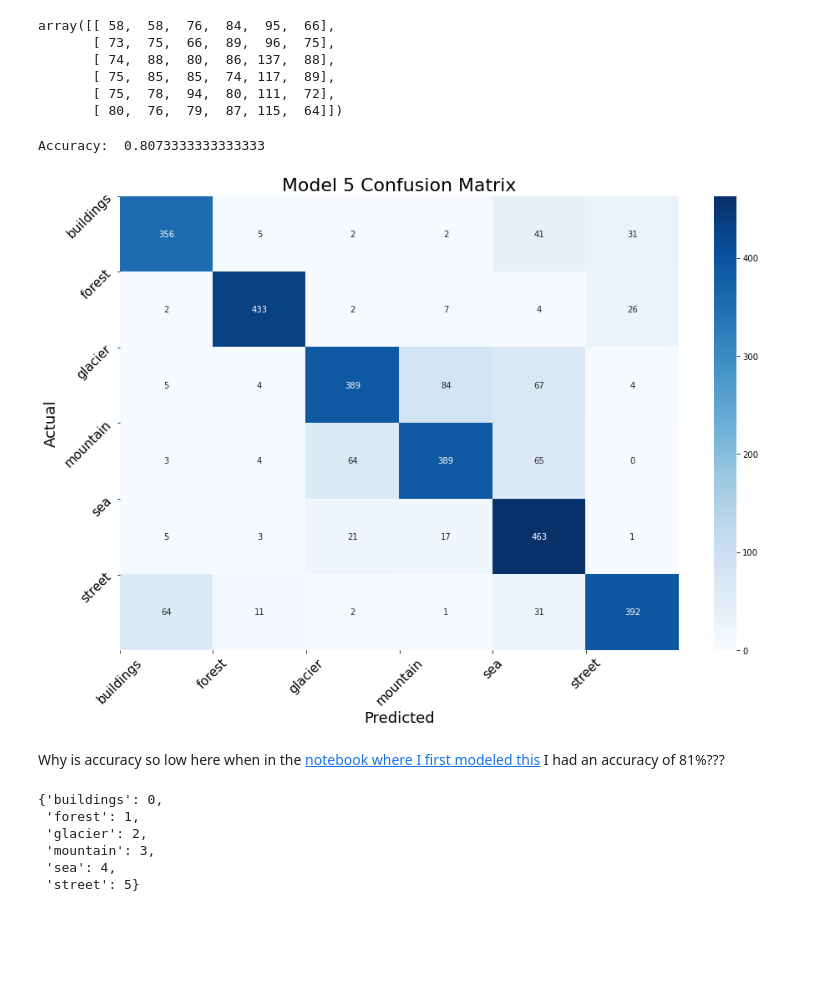
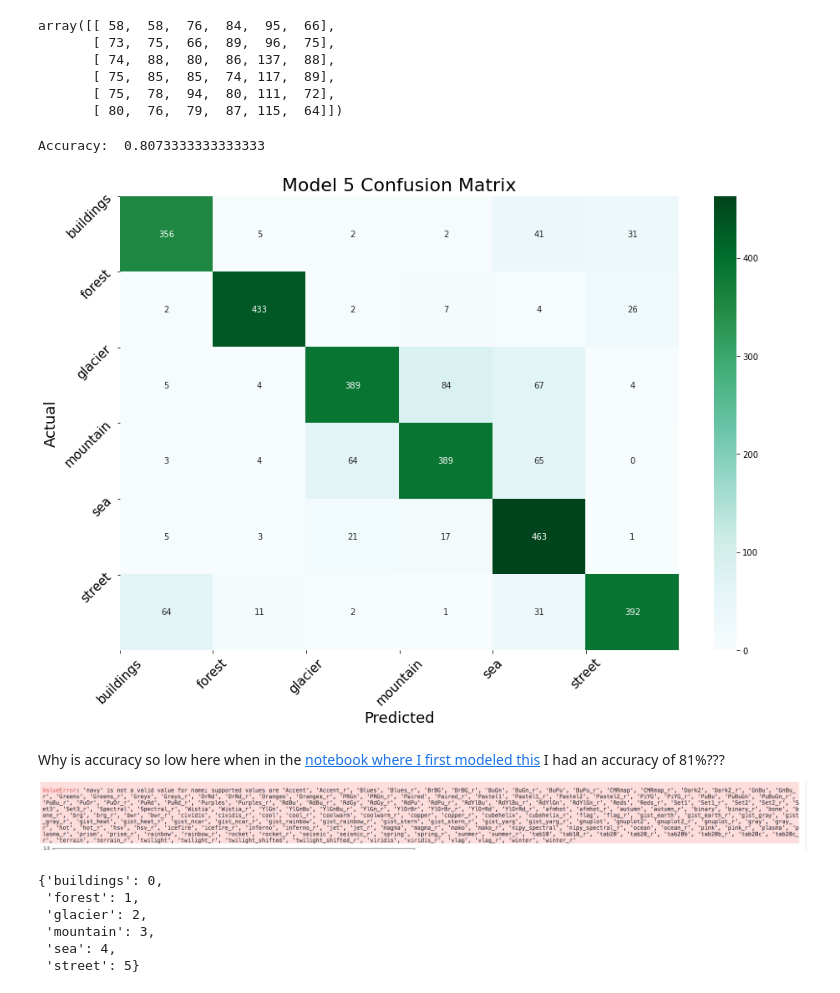
Before and after one commit to lecritch/Cene-Image-Classification, a Jupyter notebook: deployment/practice/02_get_preds.ipynb, the cells around one changed output. Cells and saved outputs as stored; diff of their text form; code cells hidden in the pictures; blank space fills up the shorter version.

```diff
--- a/deployment/practice/02_get_preds.ipynb
+++ b/deployment/practice/02_get_preds.ipynb
@@ -190,23 +192,25 @@ array([[ 58,  58,  76,  84,  95,  66],
 # %%
 cm = confusion_matrix(test_generator.labels, preds_unshuff_max)
 accuracy = accuracy_score(test_generator.labels, preds_unshuff_max)
 print('Accuracy: ', accuracy)
 plt.subplots(figsize = (15, 10))
-sns.heatmap(cm,  cmap = 'Blues', annot = True, fmt = 'd')
+sns.heatmap(cm,  cmap = 'BuGn', annot = True, fmt = 'd')
 plt.xticks(ticks = list(test_generator.class_indices.values()), labels = list(test_generator.class_indices.keys()),
            rotation = 45, fontsize = 15)
 plt.yticks(ticks = list(test_generator.class_indices.values()), labels = list(test_generator.class_indices.keys()),
            rotation = 45, fontsize = 15)
 plt.xlabel('Predicted', fontsize = 18)
 plt.ylabel('Actual', fontsize = 18)
 plt.title('Model 5 Confusion Matrix', fontsize = 22)
 plt.savefig(parent_dir + 'figures/model5_confusion_matrix')
 plt.show()
 # %% [output]
 Accuracy:  0.8073333333333333
-[figure, old version]
+[figure, new version]
 # %% [markdown]
 Why is accuracy so low here when in the [notebook where I first modeled this](../../notebooks/modelling/06_modeling.ipynb) I had an accuracy of 81%???
+
+![image.png](attachment:a56b3e40-7974-4945-9083-523804ec2775.png)
 # %%
 test_generator.class_indices
 # %% [output]
```
Also changed, not shown: parts of 1 cell of this notebook, 55 other files.
